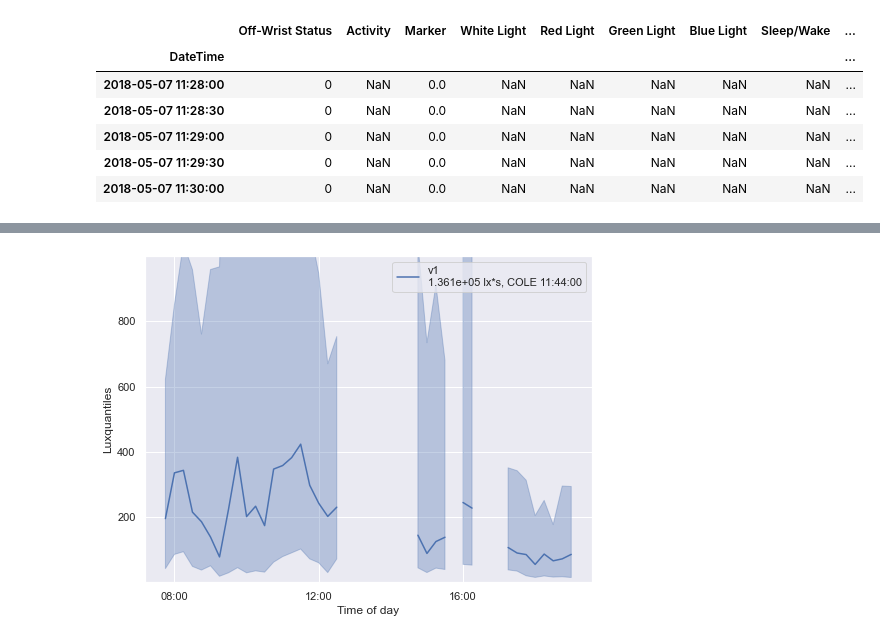
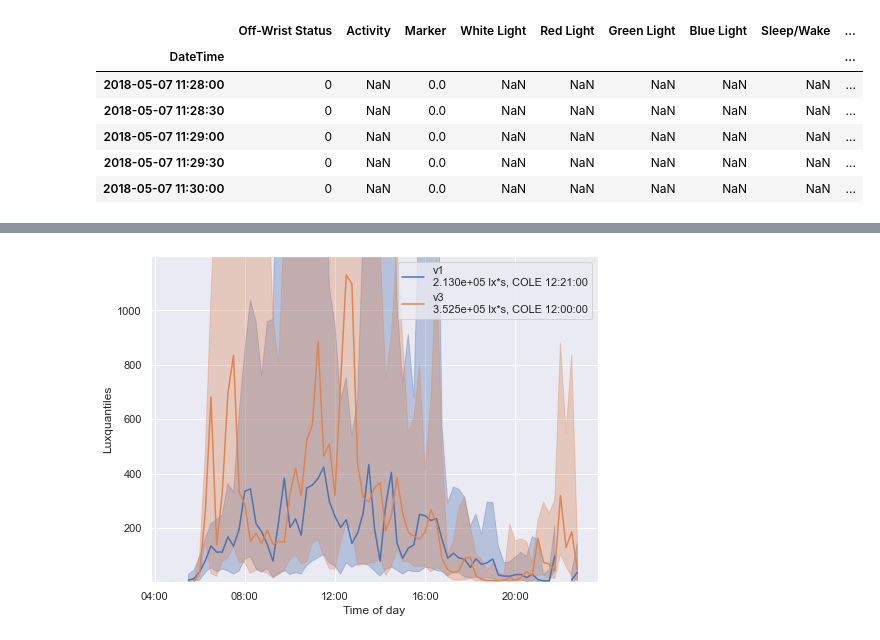
Before and after one commit to FleischerResearchLab/SALA, a Jupyter notebook: 002_plot_light.ipynb, the cells around one changed output, grey strips where cells are left out. Cells and saved outputs as stored; diff of their text form; code cells hidden in the pictures.

Commit message:
added plot light, working. need to update documentation

```diff
--- a/002_plot_light.ipynb
+++ b/002_plot_light.ipynb
@@ -14,7 +14,7 @@ from datetime import time
 # %%
 def plot_light(d_list, l_list,
                toplot = "mean/sem",
-               y_lim = 1000, y_label = "Lux",
+               y_lim = 1200, y_label = "Lux",
                palette=sns.color_palette('deep')):
 
     assert ( len(d_list) == len(l_list) )
@@ -33,7 +33,9 @@ def plot_light(d_list, l_list,
         tinc = 5000
         toplot = ''
         y_label = "Number of samples "
-        y_lim = np.max( [d1m.max(), d2m.max()] ) * 1.05
+        func = lambda x: x.max().to_frame().shape[0]
+        y_choices = [func(x) for x in d_list]
+        y_lim = np.max(y_choices) * 10
         for d in d_list:
             dm.append( d.count().sort_index() )
             dlo.append( dm[-1] )
@@ -61,7 +63,7 @@ def plot_light(d_list, l_list,
         vals['time']=vals.index.to_series()
         vals['mins']=vals.time.apply(lambda x: x.second/60.0 + x.minute + x.hour*60.0)
         vals['lux-mins']=vals['White Light']*vals['mins']
-        v = vals['lux-mins'].mean()/vals['White Light'].mean()
+        v = vals['lux-mins'].dropna().mean()/vals['White Light'].dropna().mean()
         hrs = int(v/1440*24)
         mins = int( (v - hrs*60) )
         tmid = time( hrs, mins)
@@ -128,3 +127,3 @@ v1 - cumulative Lux*sec: 6.034318e+05, center of mass of light exposure: 12:04:0
 # %%
-plot_light([v1["White Light"]], ["v1"], toplot = "quantiles")
+plot_light([v1["White Light"], v3["White Light"]], ["v1", "v3"], toplot = "quantiles")
 # %% [output]
@@ -132 +132 @@ v1 - cumulative Lux*sec: 1.361034e+05, center of mass of light exposure: 11:44:0
-[figure, old version]
+[figure, new version]
```
Also changed, not shown: parts of 10 cells of this notebook, 7 other files.
